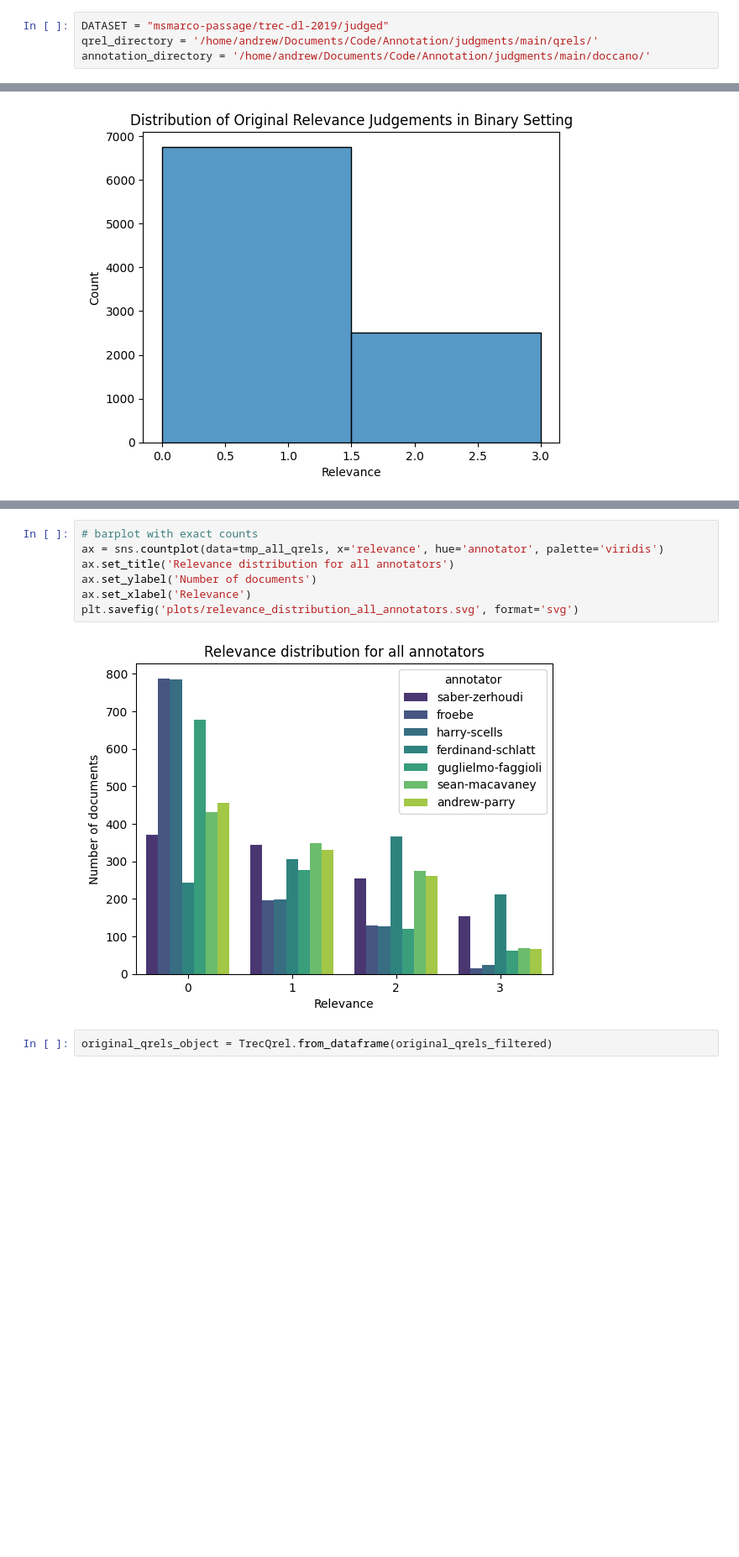
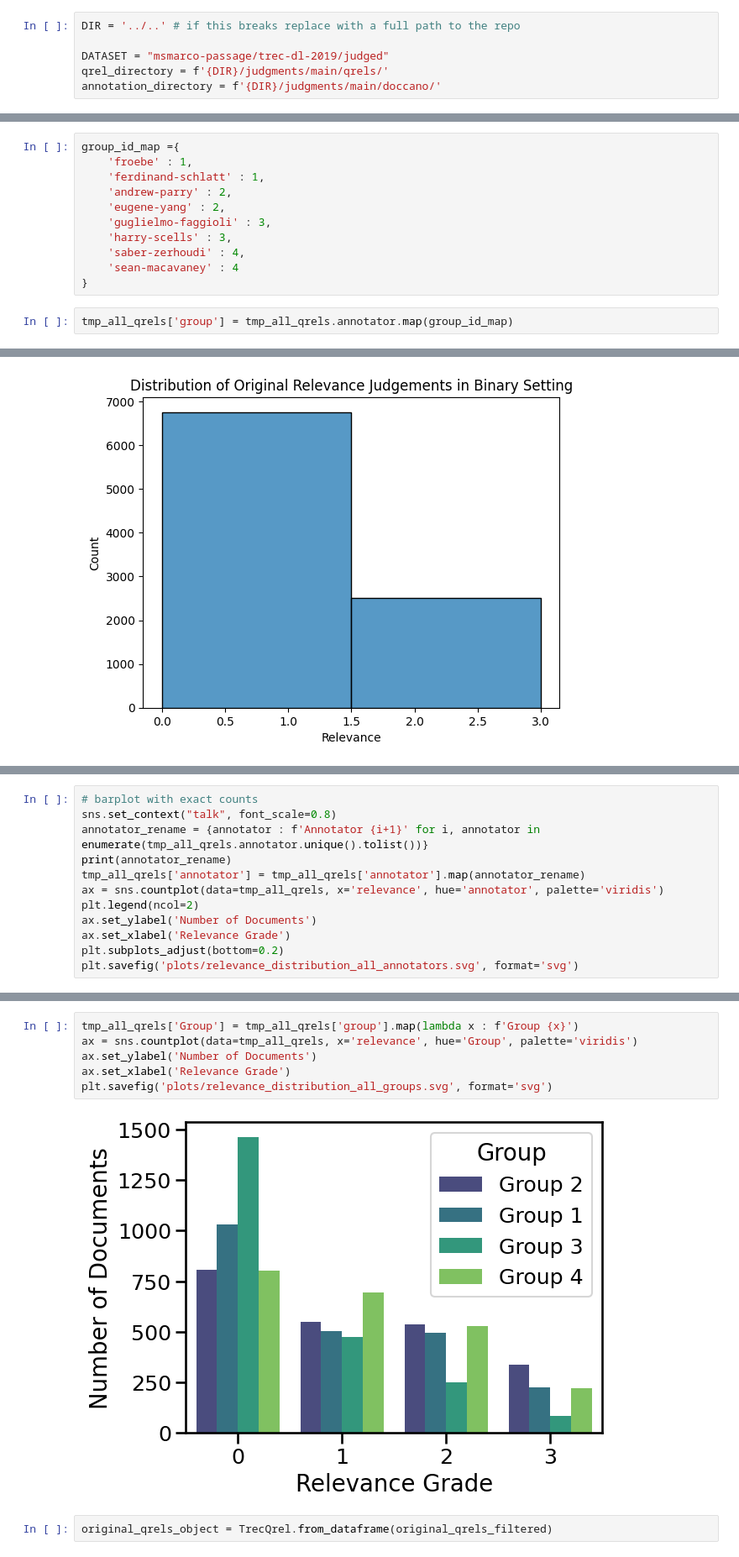
Before and after one commit to Parry-Parry/sigir25-annotation, a Jupyter notebook: analysis/main/annotator.ipynb, the cells around one changed output, grey strips where cells are left out. Shown at 84% size. Saved outputs shown, nothing was run; the diff lists cells and outputs as text; blank space fills up the shorter version.

```diff
--- a/analysis/main/annotator.ipynb
+++ b/analysis/main/annotator.ipynb
@@ -17,7 +17,9 @@ if not pt.started():
 # %%
+DIR = '../..' # if this breaks replace with a full path to the repo
+
 DATASET = "msmarco-passage/trec-dl-2019/judged"
-qrel_directory = '/home/andrew/Documents/Code/Annotation/judgments/main/qrels/'
-annotation_directory = '/home/andrew/Documents/Code/Annotation/judgments/main/doccano/'
+qrel_directory = f'{DIR}/judgments/main/qrels/'
+annotation_directory = f'{DIR}/judgments/main/doccano/'
 # %%
 
 dataset = irds.load(DATASET)
@@ -637,3 +640,16 @@ docs_ids = all_qrels['doc_id'].unique()
 original_qrels_filtered = original_qrels[original_qrels['query_id'].isin(qids)]
 original_qrels = original_qrels_filtered[original_qrels_filtered['doc_id'].isin(docs_ids)]
 tmp_all_qrels = all_qrels[all_qrels['annotator']!= 'ground-truth']
+# %%
+group_id_map ={
+    'froebe' : 1,
+    'ferdinand-schlatt' : 1,
+    'andrew-parry' : 2,
+    'eugene-yang' : 2,
+    'guglielmo-faggioli' : 3,
+    'harry-scells' : 3,
+    'saber-zerhoudi' : 4,
+    'sean-macavaney' : 4
+}
+# %%
+tmp_all_qrels['group'] = tmp_all_qrels.annotator.map(group_id_map)
@@ -702,0 +745,12 @@ plt.savefig('plots/binary_relevance_distribution_all_annotators.svg', format='sv
+# %%
+# barplot with exact counts
+sns.set_context("talk", font_scale=0.8)
+annotator_rename = {annotator : f'Annotator {i+1}' for i, annotator in enumerate(tmp_all_qrels.annotator.unique().tolist())}
+print(annotator_rename)
+tmp_all_qrels['annotator'] = tmp_all_qrels['annotator'].map(annotator_rename)
+ax = sns.countplot(data=tmp_all_qrels, x='relevance', hue='annotator', palette='viridis')
+plt.legend(ncol=2)
+ax.set_ylabel('Number of Documents')
+ax.set_xlabel('Relevance Grade')
+plt.subplots_adjust(bottom=0.2)
+plt.savefig('plots/relevance_distribution_all_annotators.svg', format='svg')
@@ -703,12 +760,11 @@ plt.savefig('plots/binary_relevance_distribution_all_annotators.svg', format='sv
 # %%
-# barplot with exact counts
-ax = sns.countplot(data=tmp_all_qrels, x='relevance', hue='annotator', palette='viridis')
-ax.set_title('Relevance distribution for all annotators')
-ax.set_ylabel('Number of documents')
-ax.set_xlabel('Relevance')
-plt.savefig('plots/relevance_distribution_all_annotators.svg', format='svg')
+tmp_all_qrels['Group'] = tmp_all_qrels['group'].map(lambda x : f'Group {x}')
+ax = sns.countplot(data=tmp_all_qrels, x='relevance', hue='Group', palette='viridis')
+ax.set_ylabel('Number of Documents')
+ax.set_xlabel('Relevance Grade')
+plt.savefig('plots/relevance_distribution_all_groups.svg', format='svg')
 # %% [output]
-[figure, old version]
+[figure, new version]
 # %%
 original_qrels_object = TrecQrel.from_dataframe(original_qrels_filtered)
 # %% [markdown]
```
Also changed, not shown: parts of 37 cells of this notebook, 20 other files.
